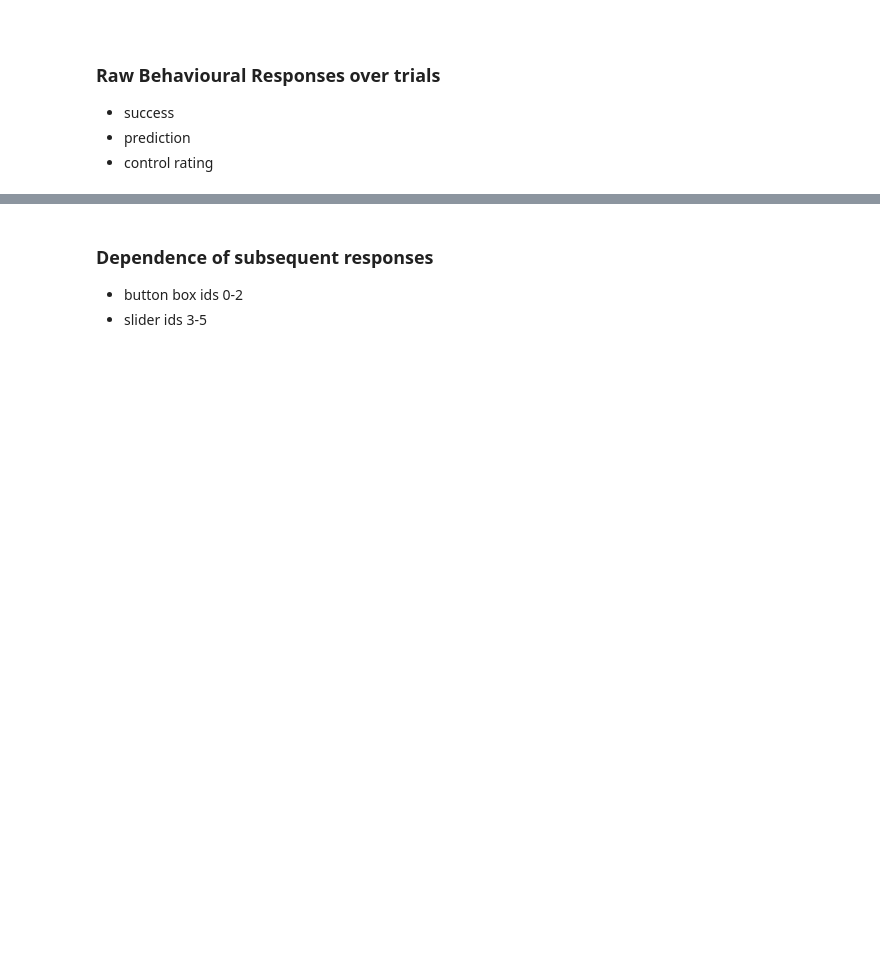
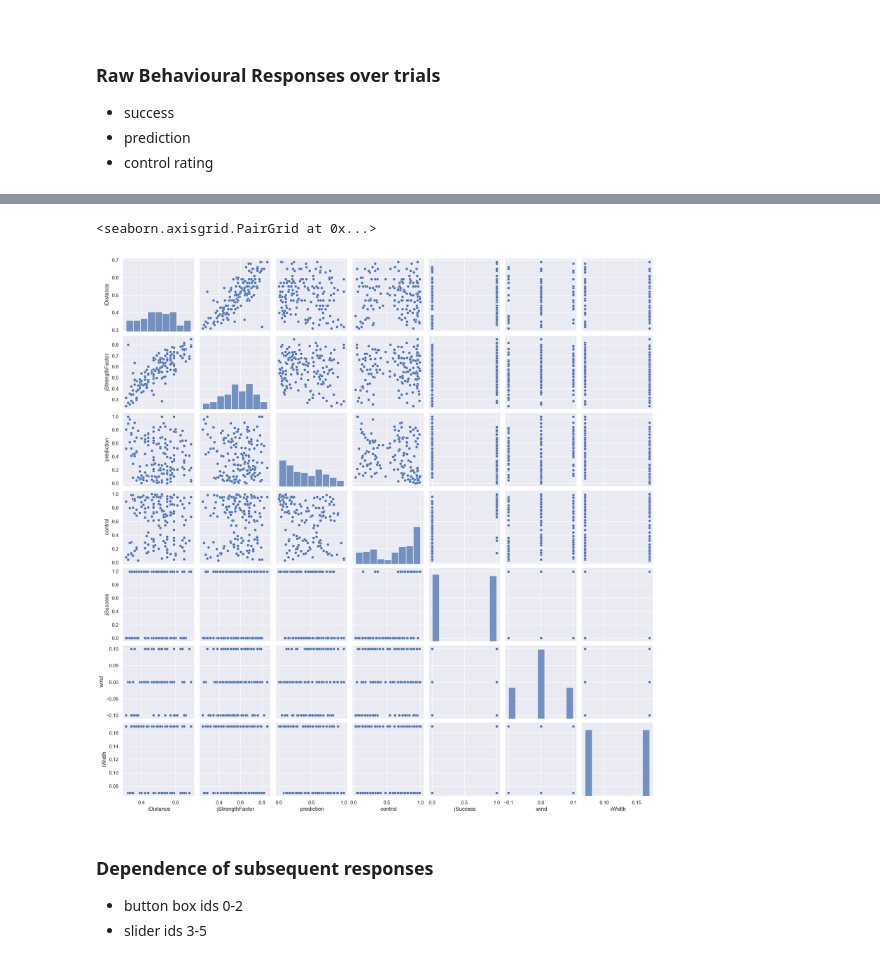
Before and after one commit to alexjhess/metac-data-prep, a Jupyter notebook: main.ipynb, the cells around one changed output, grey strips where cells are left out. Cells and saved outputs as stored; diff of their text form; code cells hidden in the pictures; blank space fills up the shorter version.

```diff
--- a/main.ipynb
+++ b/main.ipynb
@@ -148,3 +219,9 @@ sns.relplot(data=df, x="trial#", y=" control", col="id")
+# %%
+sns.pairplot(data=df[[' iDistance', ' jStrengthFactor', ' prediction', ' control', ' jSuccess', ' wind', ' iWidth']])
+# sns.pairplot(data=df[[' iWidth', ' iDistance', ' wind', ' jAngle', ' jStrengthFactor', ' jSuccess', ' prediction', ' control']], hue="pseudo_id")
+# %% [output]
+<seaborn.axisgrid.PairGrid at 0x...>
+[figure, added]
 # %% [markdown]
 ### Dependence of subsequent responses
 
```
Also changed, not shown: parts of 13 cells of this notebook.
